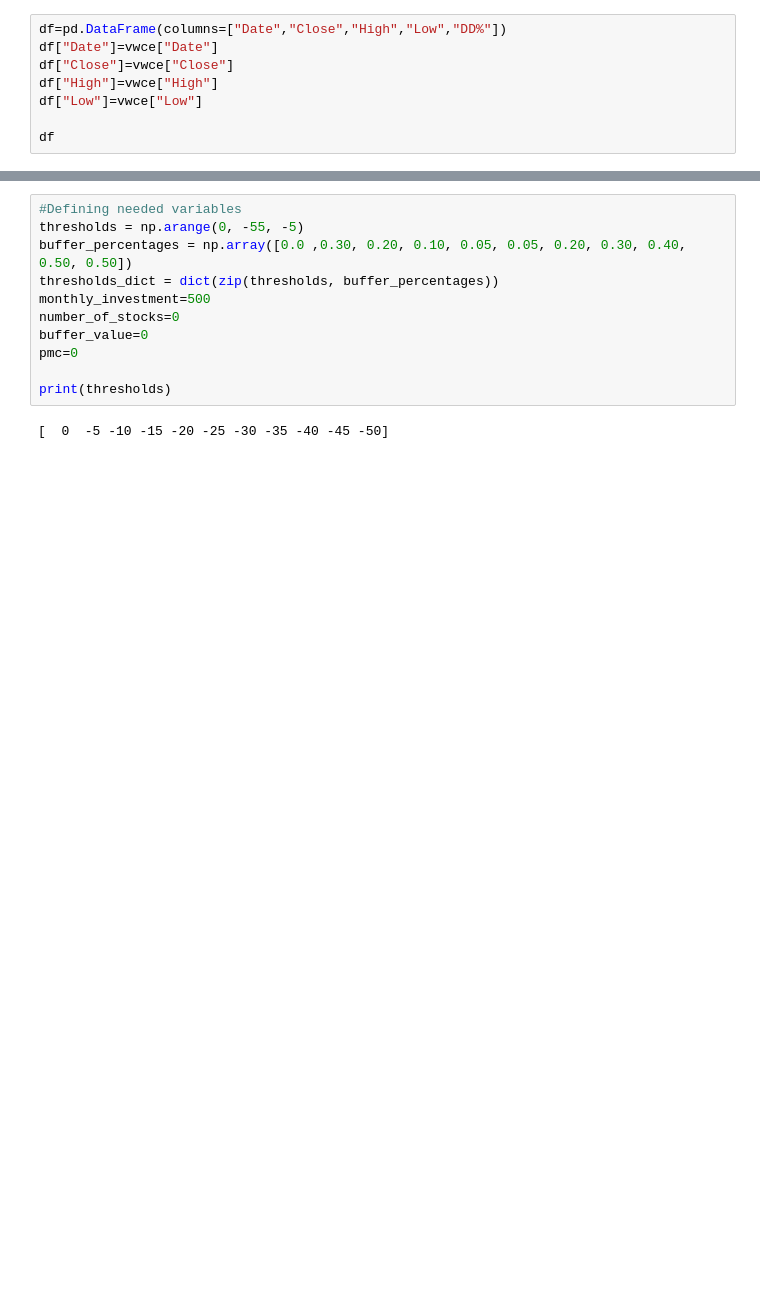
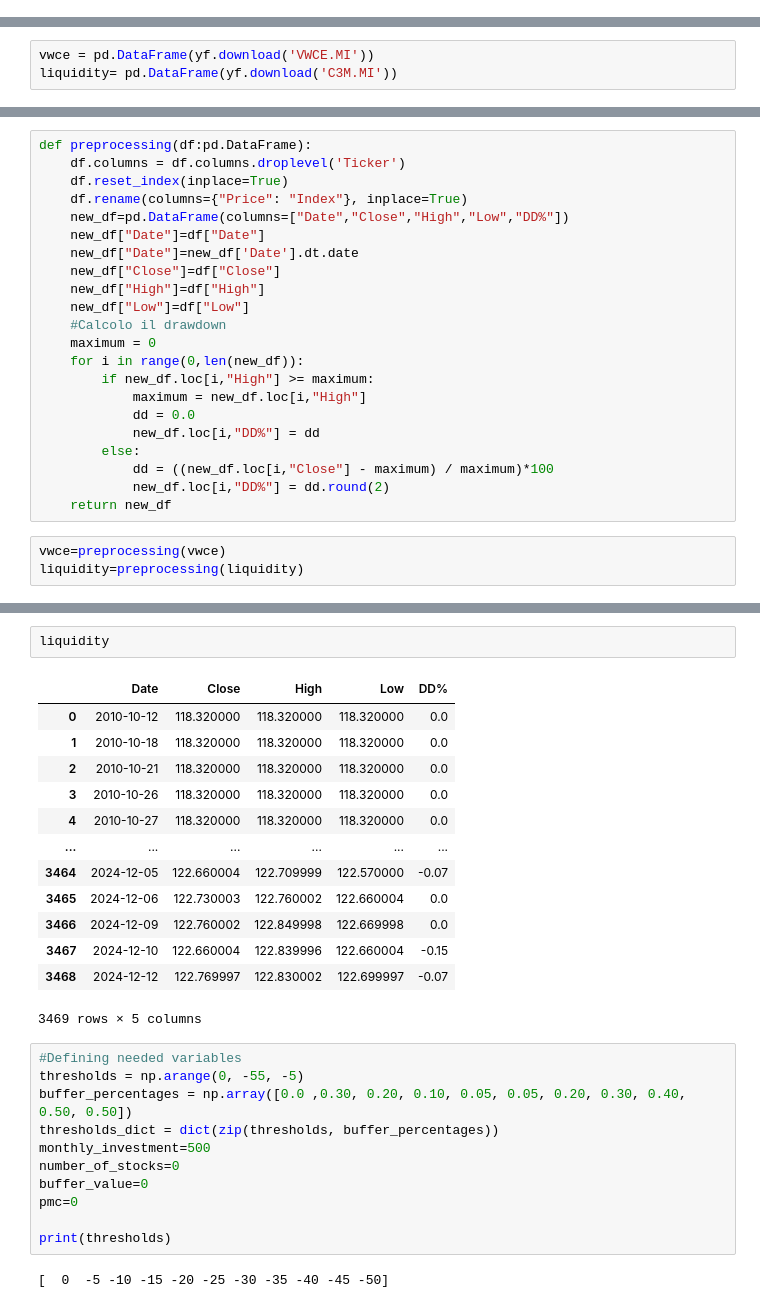
Before and after one commit to xaldvp/PADD-Project, a Jupyter notebook: main.ipynb, the cells around one changed output, grey strips where cells are left out. Cells and saved outputs as stored; diff of their text form; blank space fills up the shorter version.

Commit message:
start/end date handled, introduced liquidity etf, refactoring

```diff
--- a/main.ipynb
+++ b/main.ipynb
@@ -30,8 +8,0 @@ Index(['Date', 'Adj Close', 'Close', 'High', 'Low', 'Open', 'Volume'], dtype='ob
-# %%
-df=pd.DataFrame(columns=["Date","Close","High","Low","DD%"])
-df["Date"]=vwce["Date"]
-df["Close"]=vwce["Close"]
-df["High"]=vwce["High"]
-df["Low"]=vwce["Low"]
-
-df
@@ -51,0 +9,3 @@ df
+# %%
+vwce = pd.DataFrame(yf.download('VWCE.MI'))
+liquidity= pd.DataFrame(yf.download('C3M.MI'))
@@ -51,0 +15,25 @@ df
+# %%
+def preprocessing(df:pd.DataFrame):
+    df.columns = df.columns.droplevel('Ticker')
+    df.reset_index(inplace=True)
+    df.rename(columns={"Price": "Index"}, inplace=True)
+    new_df=pd.DataFrame(columns=["Date","Close","High","Low","DD%"])
+    new_df["Date"]=df["Date"]
+    new_df["Date"]=new_df['Date'].dt.date
+    new_df["Close"]=df["Close"]
+    new_df["High"]=df["High"]
+    new_df["Low"]=df["Low"]
+    #Calcolo il drawdown
+    maximum = 0
+    for i in range(0,len(new_df)):
+        if new_df.loc[i,"High"] >= maximum:
+            maximum = new_df.loc[i,"High"]
+            dd = 0.0
+            new_df.loc[i,"DD%"] = dd
+        else:
+            dd = ((new_df.loc[i,"Close"] - maximum) / maximum)*100
+            new_df.loc[i,"DD%"] = dd.round(2)
+    return new_df
+# %%
+vwce=preprocessing(vwce)
+liquidity=preprocessing(liquidity)
@@ -52,3 +59,19 @@ df
+# %%
+liquidity
+# %% [output]
+|  | Date | Close | High | Low | DD% |
+| 0 | 2010-10-12 | 118.320000 | 118.320000 | 118.320000 | 0.0 |
+| 1 | 2010-10-18 | 118.320000 | 118.320000 | 118.320000 | 0.0 |
+| 2 | 2010-10-21 | 118.320000 | 118.320000 | 118.320000 | 0.0 |
+| 3 | 2010-10-26 | 118.320000 | 118.320000 | 118.320000 | 0.0 |
+| 4 | 2010-10-27 | 118.320000 | 118.320000 | 118.320000 | 0.0 |
+| ... | ... | ... | ... | ... | ... |
+| 3464 | 2024-12-05 | 122.660004 | 122.709999 | 122.570000 | -0.07 |
+| 3465 | 2024-12-06 | 122.730003 | 122.760002 | 122.660004 | 0.0 |
+| 3466 | 2024-12-09 | 122.760002 | 122.849998 | 122.669998 | 0.0 |
+| 3467 | 2024-12-10 | 122.660004 | 122.839996 | 122.660004 | -0.15 |
+| 3468 | 2024-12-12 | 122.769997 | 122.830002 | 122.699997 | -0.07 |
+3469 rows × 5 columns
 # %%
 #Defining needed variables
 thresholds = np.arange(0, -55, -5)
```
Also changed, not shown: parts of 11 cells of this notebook.
